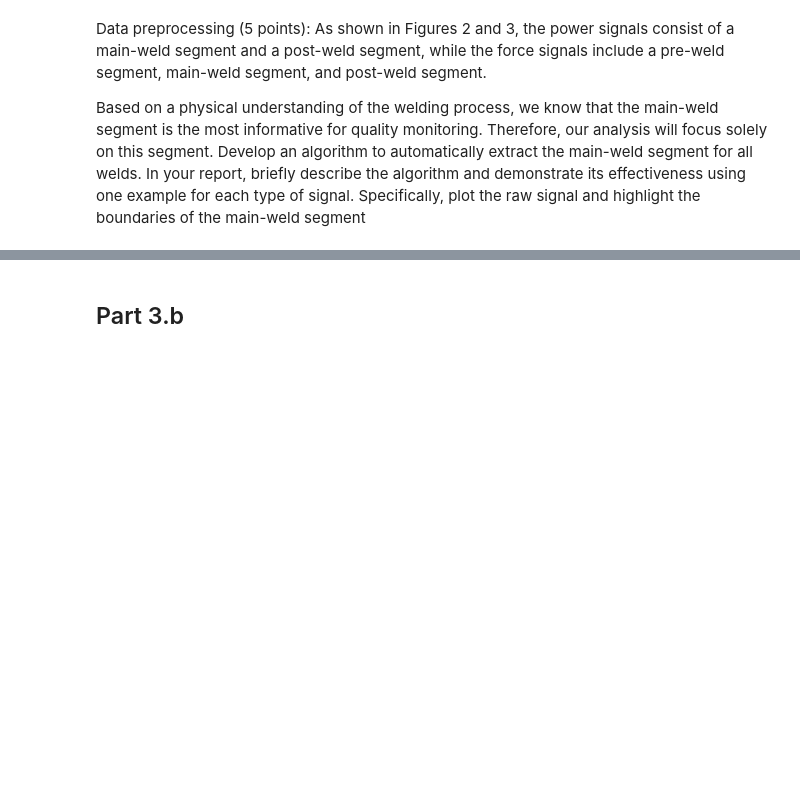
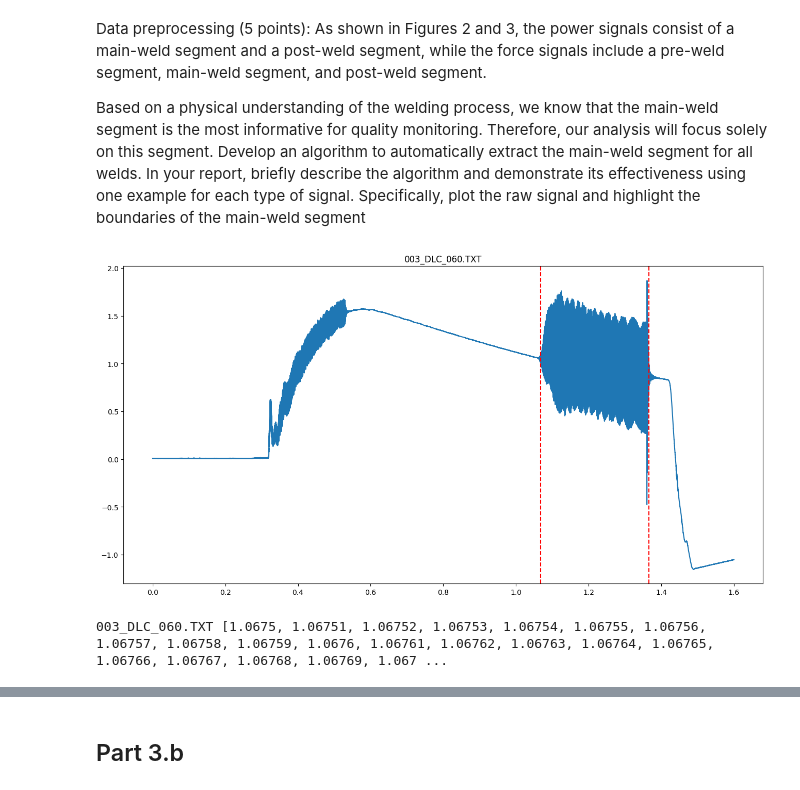
Before and after one commit to ivokusi/ME453-Final-Project, a Jupyter notebook: main.ipynb, the cells around one changed output, grey strips where cells are left out. Cells and saved outputs as stored; diff of their text form; code cells hidden in the pictures; blank space fills up the shorter version.

Commit message:
modified extract main weld segment code

```diff
--- a/main.ipynb
+++ b/main.ipynb
@@ -36,5 +36,13 @@ import pandas as pd
 import numpy as np
 # %%
 from part3a import extract_force_signals, extract_force_main_weld_segment
+
+signals = extract_force_signals()
+experiment, time, force = extract_force_main_weld_segment(*signals[0], plot=True)
+
+print(experiment, time, force)
+# %% [output]
+[figure, added]
+003_DLC_060.TXT [1.0675, 1.06751, 1.06752, 1.06753, 1.06754, 1.06755, 1.06756, 1.06757, 1.06758, 1.06759, 1.0676, 1.06761, 1.06762, 1.06763, 1.06764, 1.06765, 1.06766, 1.06767, 1.06768, 1.06769, 1.067 ...
 # %%
 from part3a import extract_power_signals, extract_power_main_weld_segment
```
Also changed, not shown: parts of 1 cell of this notebook, 1 other file.
